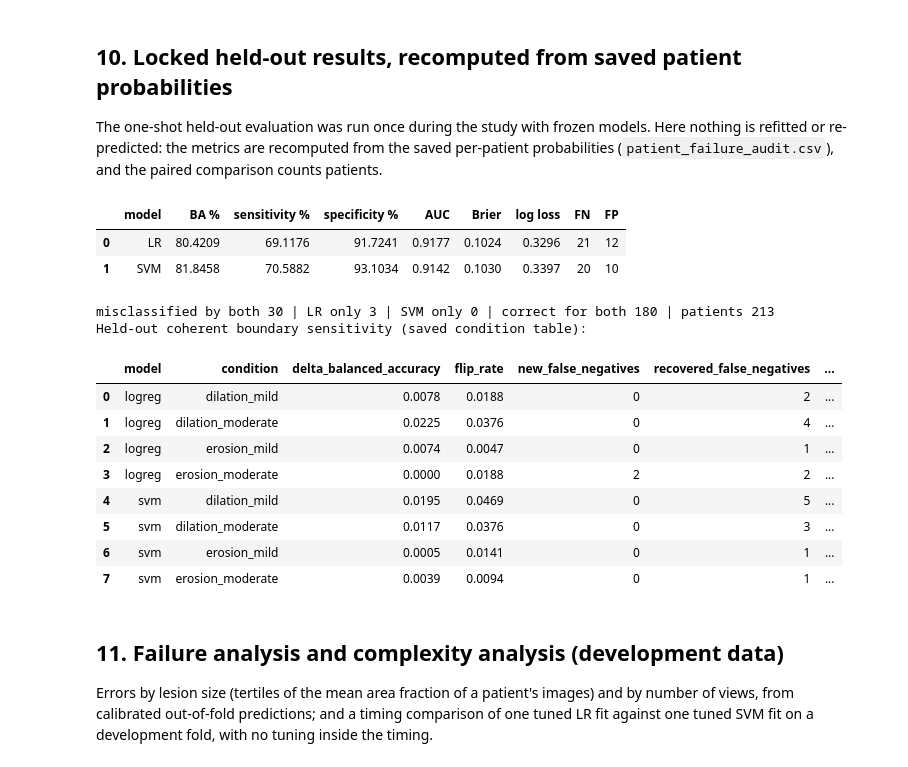
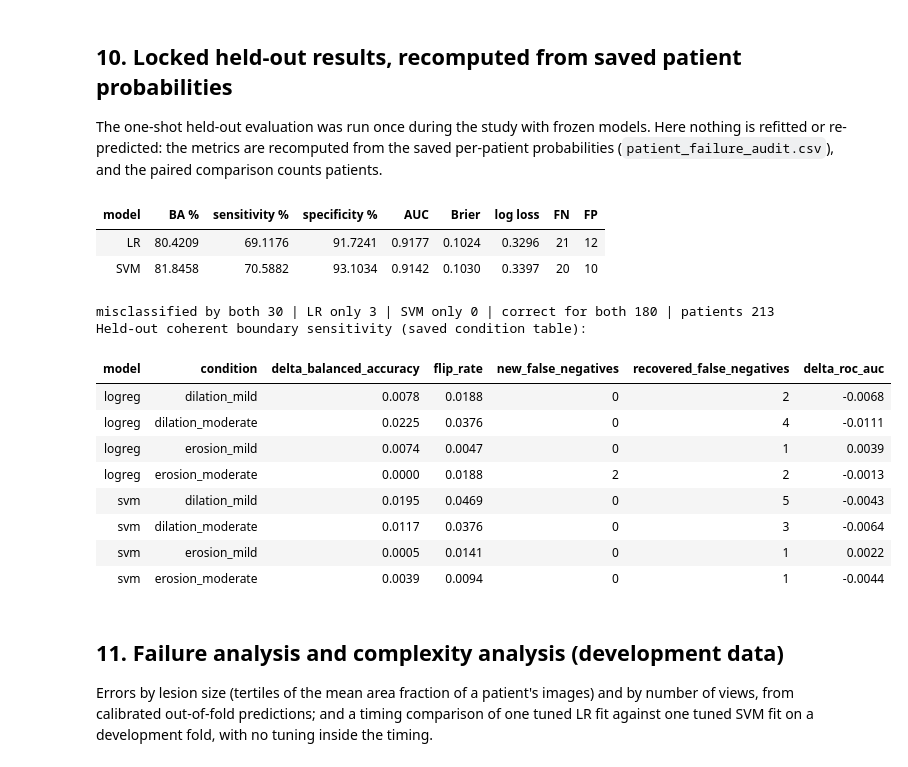
Before and after one commit to mostafabdeir0/busbra-robustness, a Jupyter notebook: notebooks/BUS_BRA_submission_executed.ipynb, the cells around one changed output. Saved outputs shown, nothing was run; the diff lists cells and outputs as text; code cells hidden in the pictures.

```diff
--- a/notebooks/BUS_BRA_submission_executed.ipynb
+++ b/notebooks/BUS_BRA_submission_executed.ipynb
@@ -100,12 +95,15 @@ The stages below run as separate processes (`python -m src.<module>`) in a tempo
 # %%
 work = None
 def run(module, *args):
-    "Run one pipeline stage in the working copy and print the tail of its output."
+    "Run one pipeline stage in the working copy; print its run time and the stage's own summary lines."
     assert module not in ("src.heldout_evaluation", "src.final_report"), "held-out stages are never run here"
     t0 = time.time()
     proc = subprocess.run([sys.executable, "-m", module, *args], cwd=work, capture_output=True, text=True)
-    tail = "\n".join(proc.stdout.strip().splitlines()[-4:])
-    print(f"[{module} {' '.join(args)}] {time.time()-t0:.0f}s exit={proc.returncode}\n{tail}\n")
+    keys = ("Overall", "MATCHED", "NOT USED", "FROZEN", "Blocking issues", "Patient leakage", "Valid variants", "Extracted")
+    summary = [l.strip() for l in proc.stdout.splitlines() if any(k in l for k in keys) and "Saved" not in l]
+    print(f"{' '.join([module, *args])}: finished in {time.time()-t0:.0f} s")
+    for line in summary[-3:]:
+        print("   ", line)
     if proc.returncode:
         print(proc.stderr[-1500:])
         raise RuntimeError(f"{module} failed")
@@ -116,7 +114,7 @@ if RUN_MODE != "saved":
     shutil.copytree(root / "splits", work / "splits")
     (work / "data/processed").mkdir(parents=True)
     (work / "results/robustness").mkdir(parents=True)
-    print("Working copy:", work)
+    print("Created a temporary working copy for the stages below (the repository is not modified).")
     if RUN_MODE == "full":
         (work / "data/raw").mkdir(parents=True)
         shutil.copy2(archive, work / "data/raw/BUSBRA.zip")
@@ -471,34 +459,34 @@ The one-shot held-out evaluation was run once during the study with frozen model
 # %%
 audit = pd.read_csv(published / "patient_failure_audit.csv")
 rows = []
 for name in ("lr", "svm"):
     y, p = audit.actual, audit[f"{name}_probability"]
     tn, fp, fn, tp = confusion_matrix(y, p >= .5).ravel()
     rows.append({"model": name.upper(), "BA %": 100 * balanced_accuracy_score(y, p >= .5), "sensitivity %": 100 * tp / (tp + fn),
                  "specificity %": 100 * tn / (tn + fp), "AUC": roc_auc_score(y, p), "Brier": brier_score_loss(y, p),
                  "log loss": log_loss(y, p), "FN": fn, "FP": fp})
-display(pd.DataFrame(rows).round(4))
+display(HTML(pd.DataFrame(rows).round(4).to_html(index=False)))
 both = int((audit.lr_error & audit.svm_error).sum()); lr_only = int((audit.lr_error & ~audit.svm_error).sum())
 svm_only = int((~audit.lr_error & audit.svm_error).sum()); neither = int((~audit.lr_error & ~audit.svm_error).sum())
 print(f"misclassified by both {both} | LR only {lr_only} | SVM only {svm_only} | correct for both {neither} | patients {len(audit)}")
 assert (both, lr_only, svm_only, neither) == (30, 3, 0, 180)
 print("Held-out coherent boundary sensitivity (saved condition table):")
-display(pd.read_csv(published / "heldout_robustness_table.csv")[["model", "condition", "delta_balanced_accuracy", "flip_rate", "new_false_negatives", "recovered_false_negatives", "delta_roc_auc"]].round(4))
+display(HTML(pd.read_csv(published / "heldout_robustness_table.csv")[["model", "condition", "delta_balanced_accuracy", "flip_rate", "new_false_negatives", "recovered_false_negatives", "delta_roc_auc"]].round(4).to_html(index=False)))
 # %% [output]
-|  | model | BA % | sensitivity % | specificity % | AUC | Brier | log loss | FN | FP |
-| 0 | LR | 80.4209 | 69.1176 | 91.7241 | 0.9177 | 0.1024 | 0.3296 | 21 | 12 |
-| 1 | SVM | 81.8458 | 70.5882 | 93.1034 | 0.9142 | 0.1030 | 0.3397 | 20 | 10 |
+| model | BA % | sensitivity % | specificity % | AUC | Brier | log loss | FN | FP |
+| LR | 80.4209 | 69.1176 | 91.7241 | 0.9177 | 0.1024 | 0.3296 | 21 | 12 |
+| SVM | 81.8458 | 70.5882 | 93.1034 | 0.9142 | 0.1030 | 0.3397 | 20 | 10 |
 misclassified by both 30 | LR only 3 | SVM only 0 | correct for both 180 | patients 213
 Held-out coherent boundary sensitivity (saved condition table):
-|  | model | condition | delta_balanced_accuracy | flip_rate | new_false_negatives | recovered_false_negatives | ... |
-| 0 | logreg | dilation_mild | 0.0078 | 0.0188 | 0 | 2 | ... |
-| 1 | logreg | dilation_moderate | 0.0225 | 0.0376 | 0 | 4 | ... |
-| 2 | logreg | erosion_mild | 0.0074 | 0.0047 | 0 | 1 | ... |
-| 3 | logreg | erosion_moderate | 0.0000 | 0.0188 | 2 | 2 | ... |
-| 4 | svm | dilation_mild | 0.0195 | 0.0469 | 0 | 5 | ... |
-| 5 | svm | dilation_moderate | 0.0117 | 0.0376 | 0 | 3 | ... |
-| 6 | svm | erosion_mild | 0.0005 | 0.0141 | 0 | 1 | ... |
-| 7 | svm | erosion_moderate | 0.0039 | 0.0094 | 0 | 1 | ... |
+| model | condition | delta_balanced_accuracy | flip_rate | new_false_negatives | recovered_false_negatives | delta_roc_auc |
+| logreg | dilation_mild | 0.0078 | 0.0188 | 0 | 2 | -0.0068 |
+| logreg | dilation_moderate | 0.0225 | 0.0376 | 0 | 4 | -0.0111 |
+| logreg | erosion_mild | 0.0074 | 0.0047 | 0 | 1 | 0.0039 |
+| logreg | erosion_moderate | 0.0000 | 0.0188 | 2 | 2 | -0.0013 |
+| svm | dilation_mild | 0.0195 | 0.0469 | 0 | 5 | -0.0043 |
+| svm | dilation_moderate | 0.0117 | 0.0376 | 0 | 3 | -0.0064 |
+| svm | erosion_mild | 0.0005 | 0.0141 | 0 | 1 | 0.0022 |
+| svm | erosion_moderate | 0.0039 | 0.0094 | 0 | 1 | -0.0044 |
 # %% [markdown]
 ## 11. Failure analysis and complexity analysis (development data)
 
```
Also changed, not shown: parts of 14 cells of this notebook, 1 other file.
